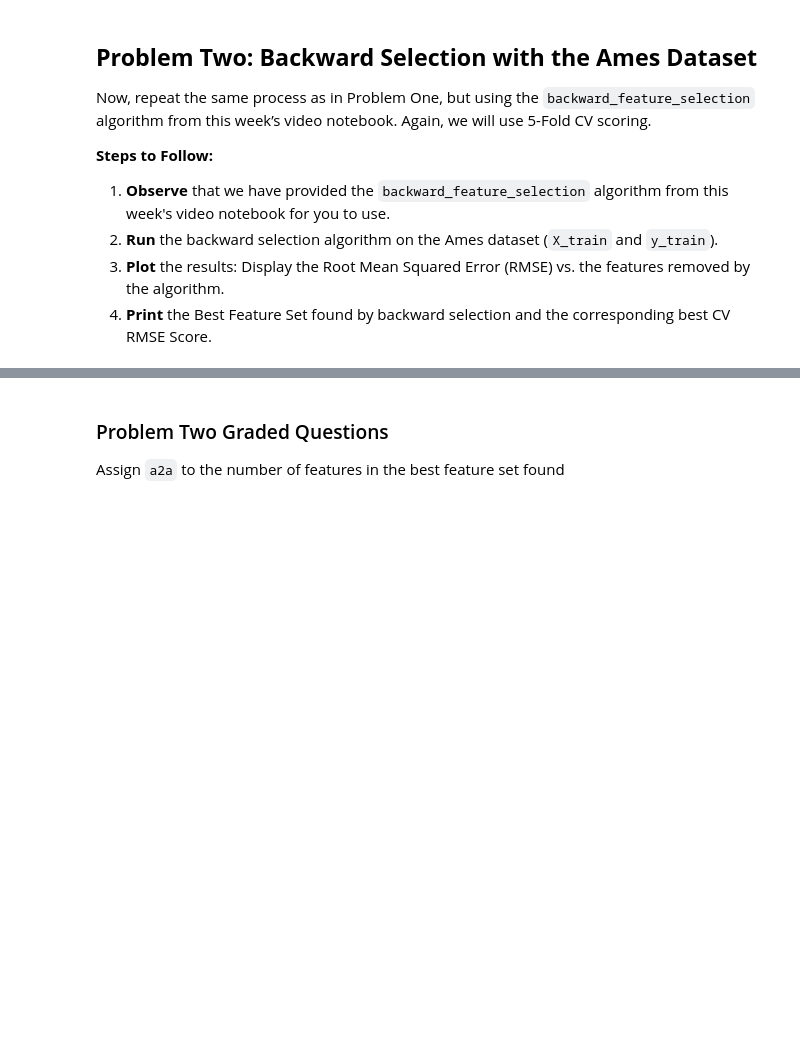
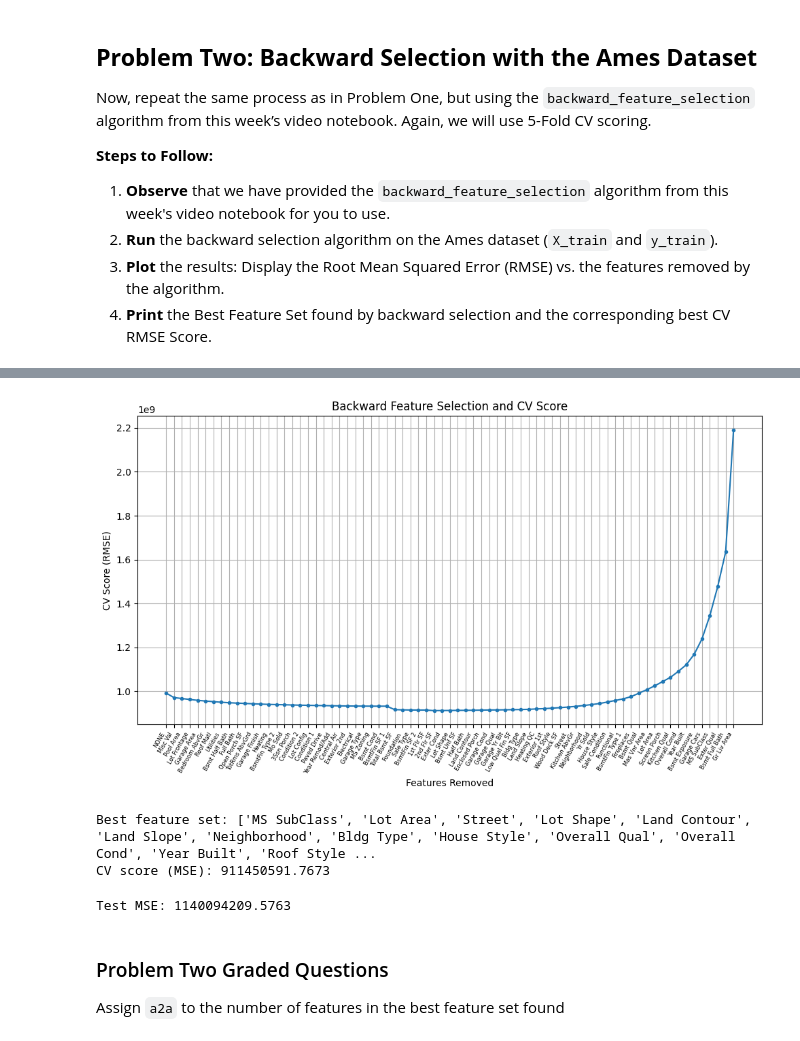
Before and after one commit to AL-Holmes/Module-3-Assignments, a Jupyter notebook: Homework_05.ipynb, the cells around one changed output, grey strips where cells are left out. Saved outputs shown, nothing was run; the diff lists cells and outputs as text; code cells hidden in the pictures; blank space fills up the shorter version.

```diff
--- a/Homework_05.ipynb
+++ b/Homework_05.ipynb
@@ -223,3 +223,19 @@ print(f"Best CV Score: {best_score:.4f}")
 [figure]
 Best Features: ['Overall Qual', 'Gr Liv Area', 'BsmtFin SF 1', 'Exter Qual', 'Garage Cars', 'MS SubClass', 'Bsmt Exposure', 'Kitchen Qual', 'Year Built', 'Overall Cond', 'Screen Porch', 'Lot Area', 'B ...
 Best CV Score: 918859879.5191
+# %%
+# Testing
+
+# Filter X_train and X_test to include only the selected features
+X_train_best = X_train[best_fwd_feats]
+X_test_best = X_test[best_fwd_feats]
+
+# Run the test set through the model
+model = LinearRegression()
+model.fit(X_train_best, y_train)
+
+y_pred = model.predict(X_test_best)
+
+test_mse = mean_squared_error(y_test, y_pred)
+
+print(f"Test MSE: {test_mse:.4f}")
@@ -353,3 +371,9 @@ def backward_feature_selection(X, y, model,
     )
 # %%
 # Your code here:  Run Backward Feature Selection, plot the results, and print out the Best Feature Set and the Best CV RMSE Score found.
+
+model_bwd = LinearRegression()
+
+selected_feats_bwd, best_scores_bwd, best_bwd_feats, best_score_bwd = (
+    backward_feature_selection(X_train,y_train,model_bwd)
+)
@@ -356,3 +398,46 @@ def backward_feature_selection(X, y, model,
+# %%
+# Plot backward selection
+
+index_bwd = np.argmin(best_scores_bwd)
+
+plt.figure(figsize=(10,6))
+plt.title('Backward Feature Selection and CV Score')
+plt.plot(range(1,len(best_scores_bwd) +1), best_scores_bwd, marker='.')
+plt.xticks(range(1, len(selected_feats_bwd) + 1), selected_feats_bwd, rotation=60, ha='right', fontsize=6)
+plt.xlabel('Features Removed')
+plt.ylabel('CV Score (RMSE)')
+plt.grid()
+plt.tight_layout()
+plt.show()
+
+# Print minimum cv scores
+
+print("Best feature set:", best_bwd_feats)
+print("CV score (MSE):", np.around(best_score_bwd,4))
+# %% [output]
+[figure, added]
+Best feature set: ['MS SubClass', 'Lot Area', 'Street', 'Lot Shape', 'Land Contour', 'Land Slope', 'Neighborhood', 'Bldg Type', 'House Style', 'Overall Qual', 'Overall Cond', 'Year Built', 'Roof Style ...
+CV score (MSE): 911450591.7673
+# %%
+# Test
+
+# Filter X_train and X_test to include only the selected features
+X_train_best_backward = X_train[best_bwd_feats]
+X_test_best_backward = X_test[best_bwd_feats]
+
+# Train the LinearRegression model on the selected features
+model = LinearRegression()
+model.fit(X_train_best_backward, y_train)
+
+# Predict on the test set
+y_pred = model.predict(X_test_best_backward)
+
+# Calculate the test MSE
+test_mse = mean_squared_error(y_test, y_pred)
+
+print(f"Test MSE: {test_mse:.4f}")
+# %% [output]
+Test MSE: 1140094209.5763
 # %% [markdown]
 ### Problem Two Graded Questions
 
```
Also changed, not shown: parts of 6 cells of this notebook.
